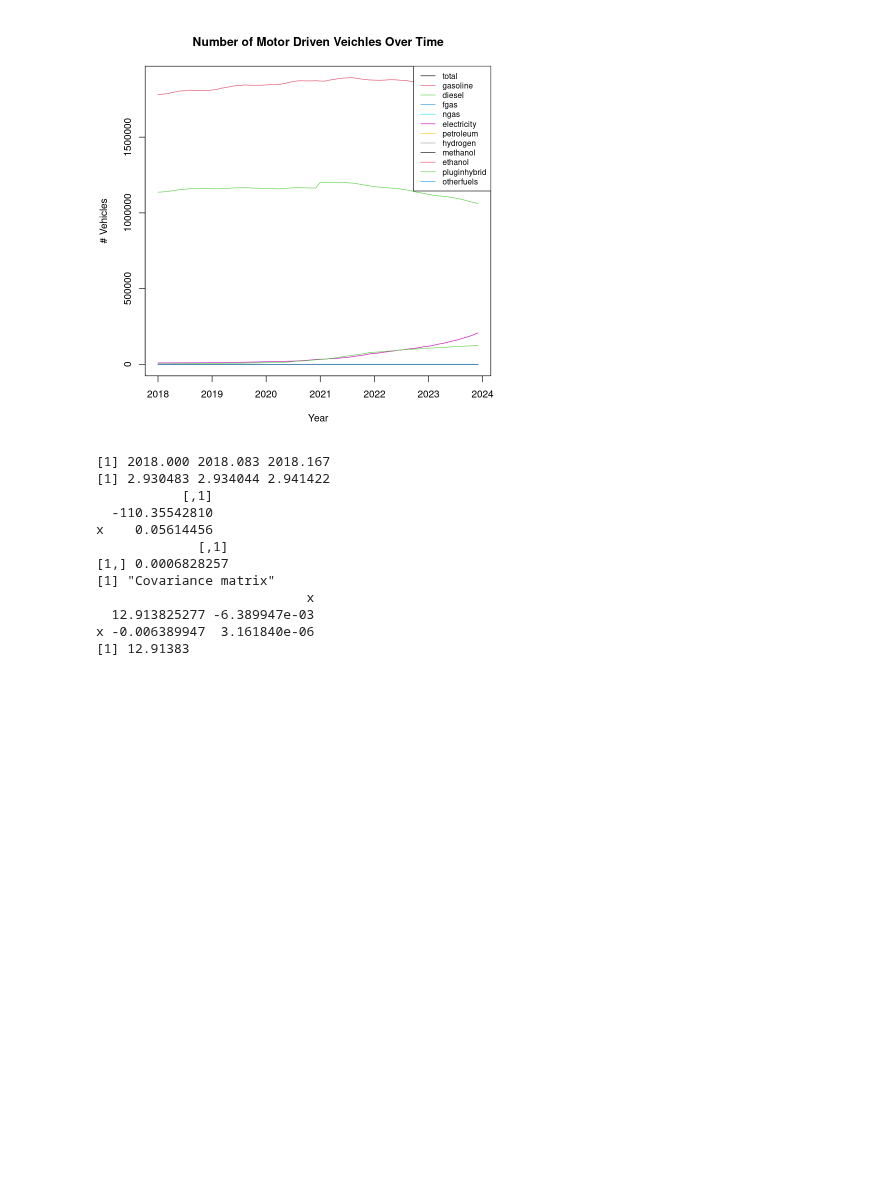
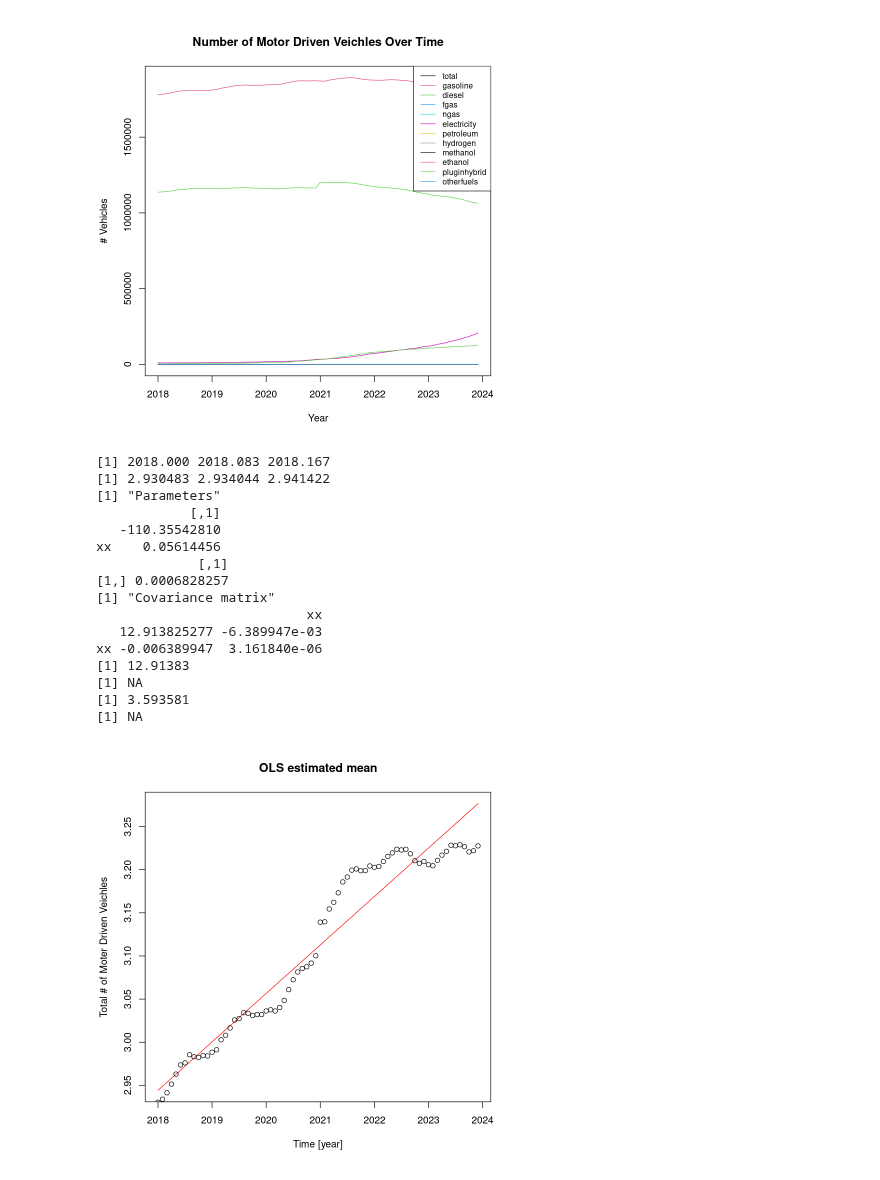
Before and after one commit to mathilderask/TimeSeriesAnalysis, a Jupyter notebook: gg.ipynb, the cells around one changed output. Saved outputs shown, nothing was run; the diff lists cells and outputs as text; code cells hidden in the pictures; blank space fills up the shorter version.

```diff
--- a/gg.ipynb
+++ b/gg.ipynb
@@ -58,43 +58,55 @@ legend("topright", legend = colnames(y_data), col = 1:ncol(y_data), lty = 1, cex
 # %% [output]
 [figure]
 # %%
-x <- Dtrain$year # # Extracts it as a numeric vector
+xx <- Dtrain$year # # Extracts it as a numeric vector
 y <- Dtrain$total
 print(x[1:3])
 print(y[1:3])
 
-x <-cbind(1,x)
+x <-cbind(1,xx)
 parameters <- solve(t(x)%*%x)%*%t(x)%*%y
+print("Parameters")
 print(parameters)
 
 # epsilon
 epsilon <- y -x%*%parameters
 
 # An unbiased estimate of σ2 is from Theorem 3.4 (3.44)
 N <- length(y) # number of observations
 p <- length(parameters) # number of parameters??
 sig2 <- t(epsilon)%*%epsilon/(N-p)
 print(sig2)
 
-var_parameters <- as.numeric(sig2)*solve(t(x)%*%x)# does it make sense that this is a 2*2 matrix?
+var_parameters <- as.numeric(sig2)*solve(t(x)%*%x)# covariance matrix
 print("Covariance matrix")
 print(var_parameters)
 
 # estimated standard errors of the parameters
 print(var_parameters[1][1])
 print(var_parameters[2][2])
+print(sqrt(var_parameters[1][1]))
+print(sqrt(var_parameters[2][2]))
+# plot the estimated mean as a line with the observations as points.
 
-# plot the estimated mean as a line with the observations as points.
+par(bg = "white")
+plot(xx,parameters[1]+parameters[2]*xx, type = 'l',xlab = 'Time [year]',
+ylab = 'Total # of Moter Driven Veichles', main = 'OLS estimated mean',col = 'red')
+points(xx,y)
 # %% [output]
 [1] 2018.000 2018.083 2018.167
 [1] 2.930483 2.934044 2.941422
-           [,1]
-  -110.35542810
-x    0.05614456
+[1] "Parameters"
+            [,1]
+   -110.35542810
+xx    0.05614456
              [,1]
 [1,] 0.0006828257
 [1] "Covariance matrix"
-                           x
-  12.913825277 -6.389947e-03
-x -0.006389947  3.161840e-06
+                           xx
+   12.913825277 -6.389947e-03
+xx -0.006389947  3.161840e-06
 [1] 12.91383
+[1] NA
+[1] 3.593581
+[1] NA
+[figure, added]
```
Also changed, not shown: parts of 3 cells of this notebook, 1 other file.
